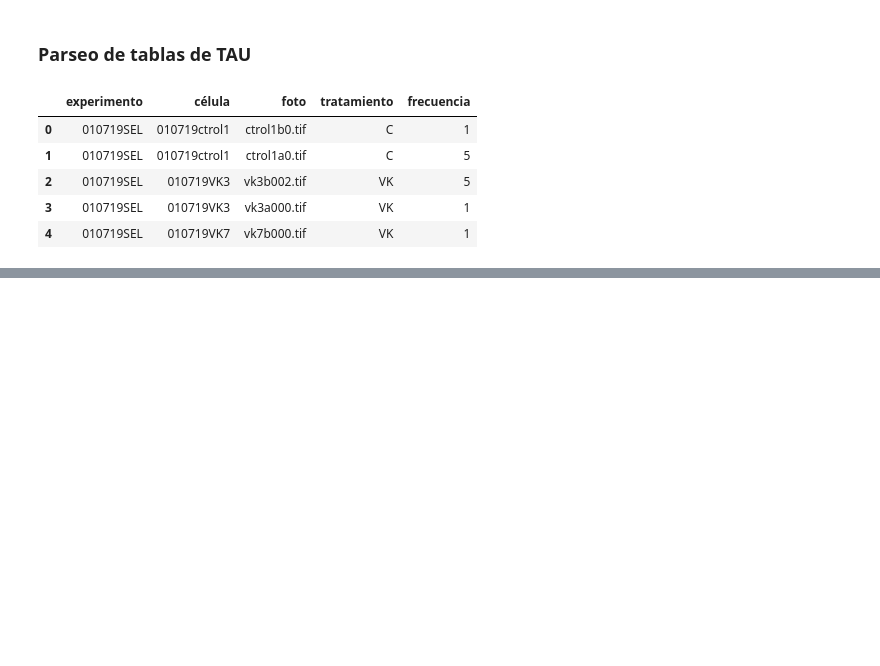
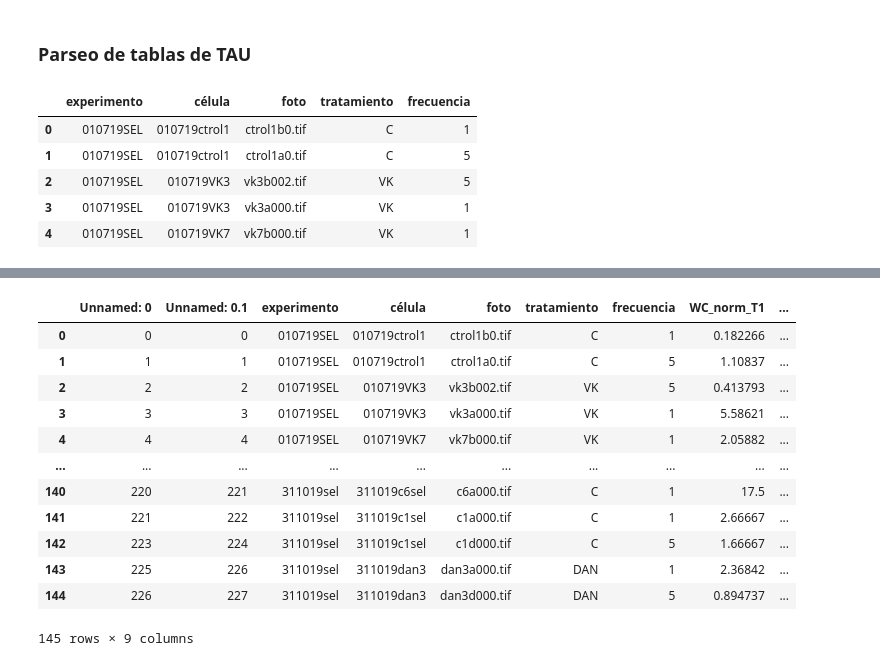
Before and after one commit to CardiAP/DesktopApp, a Jupyter notebook: filtrado.ipynb, the cells around one changed output, grey strips where cells are left out. Saved outputs shown, nothing was run; the diff lists cells and outputs as text; code cells hidden in the pictures; blank space fills up the shorter version.

```diff
--- a/filtrado.ipynb
+++ b/filtrado.ipynb
@@ -567,0 +603,18 @@ sns.swarmplot(data=df, linewidth=2)
+# %%
+amp_file = pd.read_excel(path + 'amplitudes_wc_norm.xlsx')
+# %%
+amp_file
+# %% [output]
+|  | Unnamed: 0 | Unnamed: 0.1 | experimento | célula | foto | tratamiento | frecuencia | WC_norm_T1 | ... |
+| 0 | 0 | 0 | 010719SEL | 010719ctrol1 | ctrol1b0.tif | C | 1 | 0.182266 | ... |
+| 1 | 1 | 1 | 010719SEL | 010719ctrol1 | ctrol1a0.tif | C | 5 | 1.10837 | ... |
+| 2 | 2 | 2 | 010719SEL | 010719VK3 | vk3b002.tif | VK | 5 | 0.413793 | ... |
+| 3 | 3 | 3 | 010719SEL | 010719VK3 | vk3a000.tif | VK | 1 | 5.58621 | ... |
+| 4 | 4 | 4 | 010719SEL | 010719VK7 | vk7b000.tif | VK | 1 | 2.05882 | ... |
+| ... | ... | ... | ... | ... | ... | ... | ... | ... | ... |
+| 140 | 220 | 221 | 311019sel | 311019c6sel | c6a000.tif | C | 1 | 17.5 | ... |
+| 141 | 221 | 222 | 311019sel | 311019c1sel | c1a000.tif | C | 1 | 2.66667 | ... |
+| 142 | 223 | 224 | 311019sel | 311019c1sel | c1d000.tif | C | 5 | 1.66667 | ... |
+| 143 | 225 | 226 | 311019sel | 311019dan3 | dan3a000.tif | DAN | 1 | 2.36842 | ... |
+| 144 | 226 | 227 | 311019sel | 311019dan3 | dan3d000.tif | DAN | 5 | 0.894737 | ... |
+145 rows × 9 columns
```
Also changed, not shown: parts of 14 cells of this notebook.
